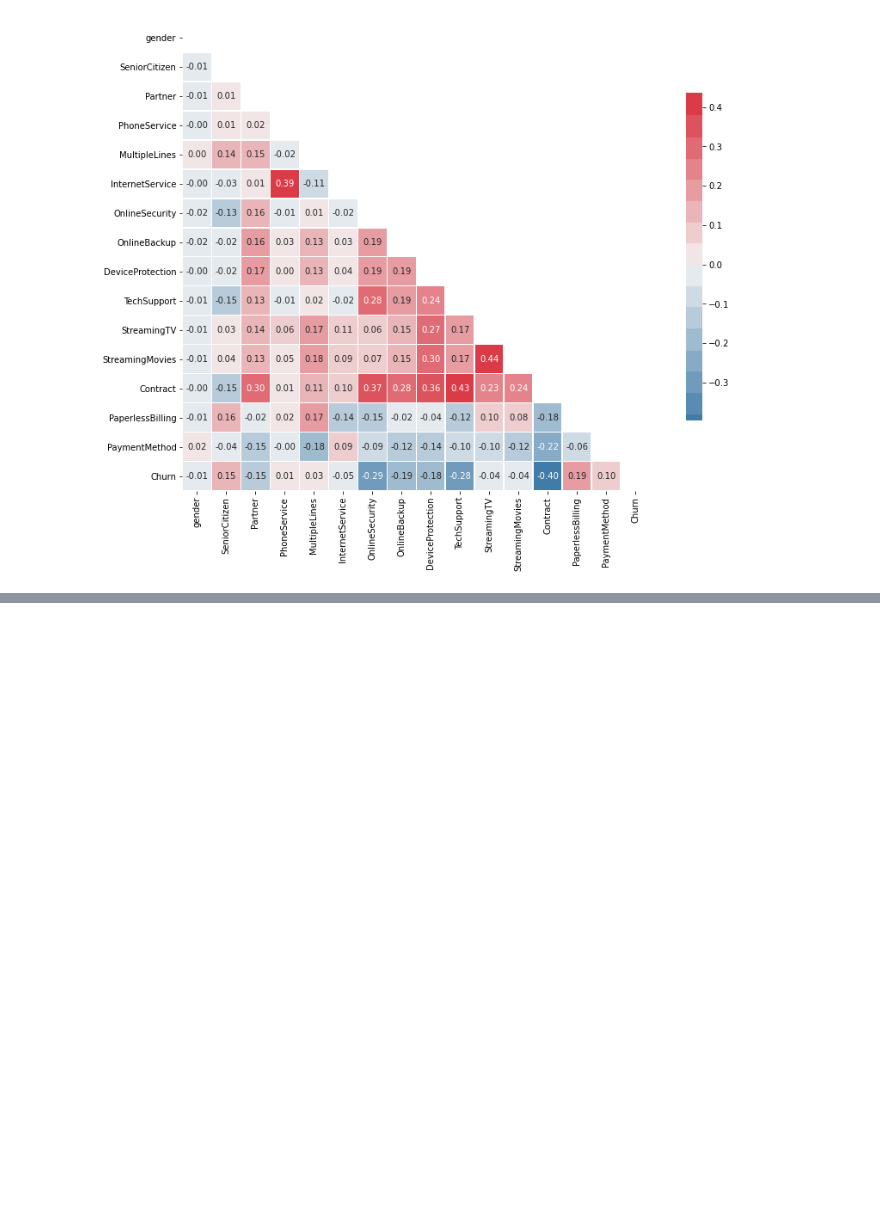
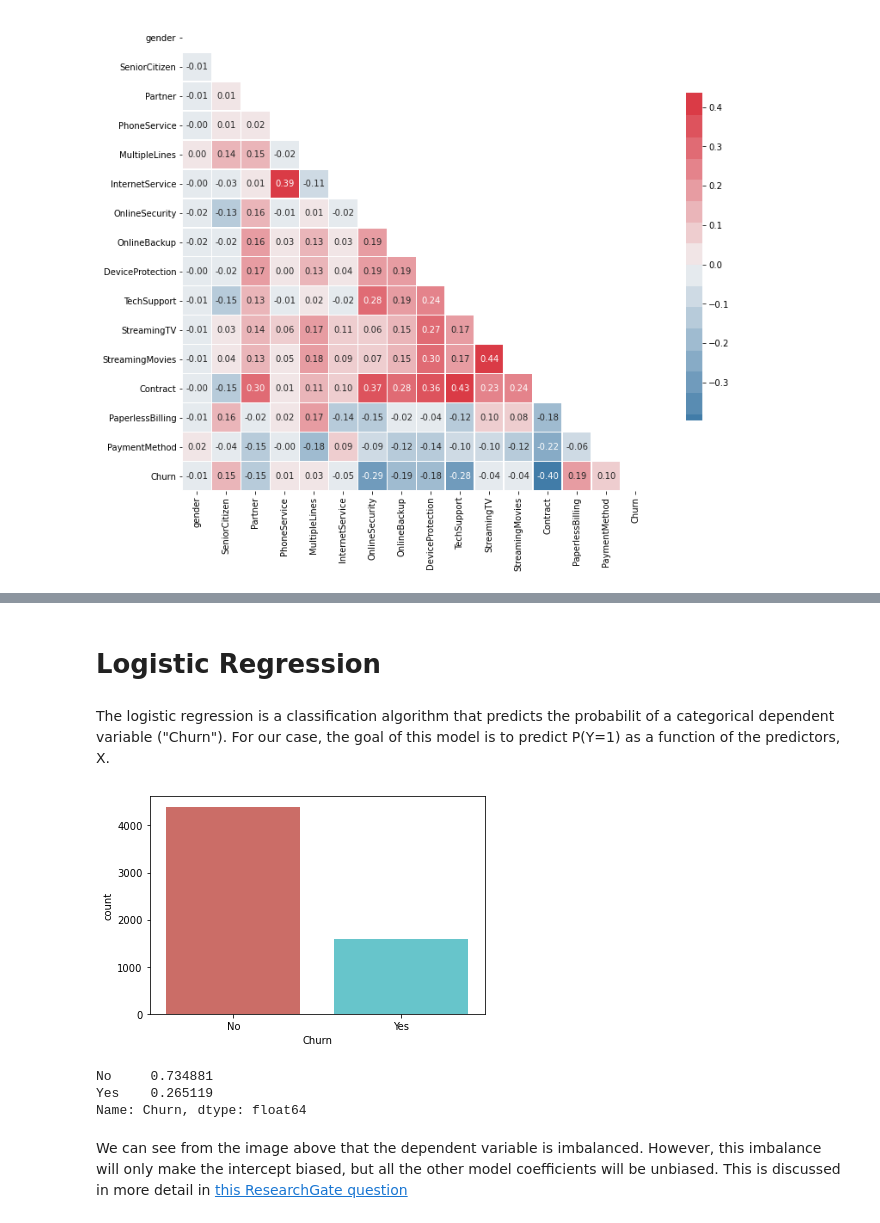
Before and after one commit to RodrigoSilvaC/CSE6740, a Jupyter notebook: final_project.ipynb, the cells around one changed output, grey strips where cells are left out. Saved outputs shown, nothing was run; the diff lists cells and outputs as text; code cells hidden in the pictures; blank space fills up the shorter version.

Commit message:
Logistic regression added

```diff
--- a/final_project.ipynb
+++ b/final_project.ipynb
@@ -175,0 +194,17 @@ df_categorical_mod
+# %% [markdown]
+# Logistic Regression
+# %% [markdown]
+The logistic regression is a classification algorithm that predicts the probabilit of a categorical dependent variable ("Churn"). For our case, the goal of this model is to predict P(Y=1) as a function of the predictors, X.
+# %%
+#distribution of dependent variable Churn
+sns.countplot(x = 'Churn', data = df, palette = 'hls')
+plt.show()
+
+print(df['Churn'].value_counts(normalize = True))
+# %% [output]
+[figure, added]
+No     0.734881
+Yes    0.265119
+Name: Churn, dtype: float64
+# %% [markdown]
+We can see from the image above that the dependent variable is imbalanced. However, this imbalance will only make the intercept biased, but all the other model coefficients will be unbiased. This is discussed in more detail in [this ResearchGate question](https://www.researchgate.net/post/Is_it_a_problem_have_a_unbalanced_dependent_variable_in_logit_models)
```
Also changed, not shown: parts of 10 cells of this notebook.
